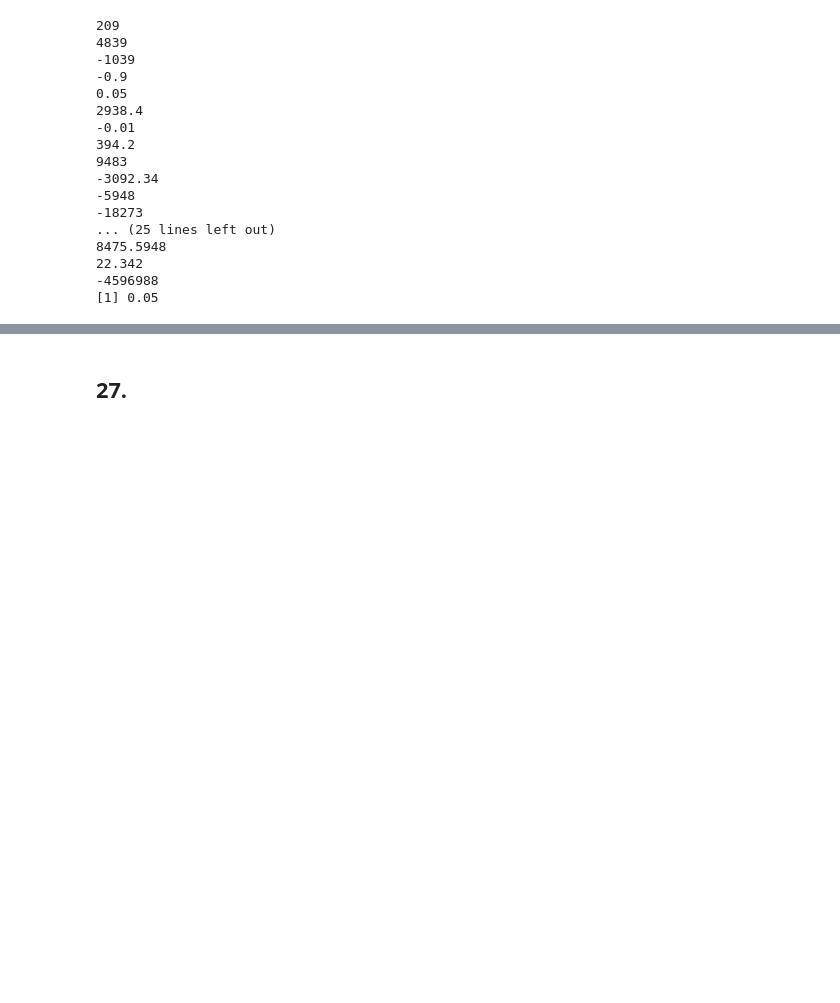
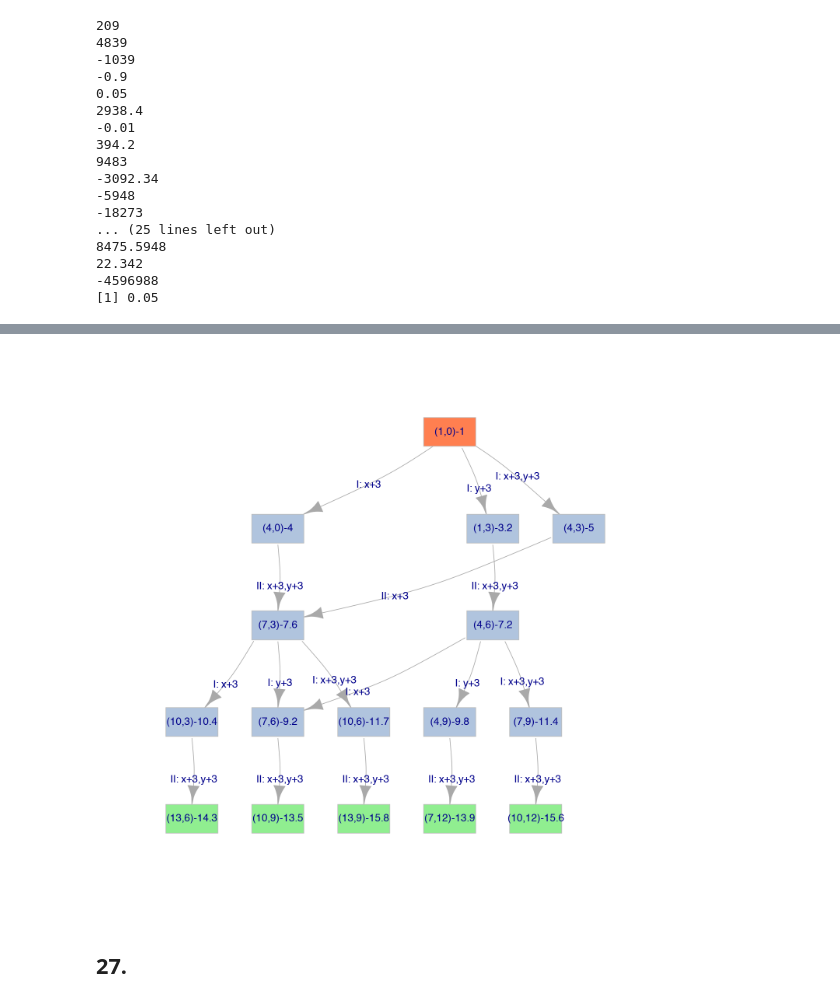
Before and after one commit to OlgaBelitskaya/it_20172018, a Jupyter notebook: 2017_Variant2_R.ipynb, the cells around one changed output, grey strips where cells are left out. Saved outputs shown, nothing was run; the diff lists cells and outputs as text; code cells hidden in the pictures; blank space fills up the shorter version.

```diff
--- a/2017_Variant2_R.ipynb
+++ b/2017_Variant2_R.ipynb
@@ -1694,0 +1754,27 @@ answer_dictionary[25] <- paste(version, program_fragment, sep=";")
+# %%
+options(repr.plot.width=12,repr.plot.height=12)
+
+edges3 <- c('(1,0)-1','(4,0)-4', '(1,0)-1','(1,3)-3.2', '(1,0)-1','(4,3)-5',
+            '(4,0)-4','(7,3)-7.6', '(1,3)-3.2','(4,6)-7.2', '(4,3)-5','(7,3)-7.6',
+            '(7,3)-7.6','(10,3)-10.4', '(7,3)-7.6','(7,6)-9.2', '(7,3)-7.6','(10,6)-11.7',
+            '(4,6)-7.2','(7,6)-9.2', '(4,6)-7.2','(4,9)-9.8', '(4,6)-7.2','(7,9)-11.4',
+            '(4,9)-9.8','(7,12)-13.9', '(7,6)-9.2','(10,9)-13.5', '(7,9)-11.4','(10,12)-15.6',
+            '(10,3)-10.4','(13,6)-14.3', '(10,6)-11.7','(13,9)-15.8')
+
+colors3 <-c ("coral","lightsteelblue","lightsteelblue","lightsteelblue",
+             "lightsteelblue","lightsteelblue","lightsteelblue","lightsteelblue",
+             "lightsteelblue","lightsteelblue","lightsteelblue","lightgreen",
+             'lightgreen',"lightgreen","lightgreen","lightgreen")
+
+labels3 <- c('I: x+3','I: y+3','I: x+3,y+3','II: x+3,y+3','II: x+3,y+3','II: x+3',
+             'I: x+3','I: y+3','I: x+3,y+3','I: x+3','I: y+3','I: x+3,y+3',
+             'II: x+3,y+3','II: x+3,y+3','II: x+3,y+3','II: x+3,y+3','II: x+3,y+3')
+
+g3 <- graph(edges3)
+
+plot(g3,layout=layout_as_tree,
+     edge.label=labels3,edge.label.cex=1.3,edge.curved=0.1,
+     vertex.color=colors3,vertex.size=27,vertex.label.cex=1.3,
+     vertex.frame.color="gray",vertex.shape='rectangle');
+# %% [output]
+[figure, added]
```
Also changed, not shown: parts of 6 cells of this notebook, 1 other file.
